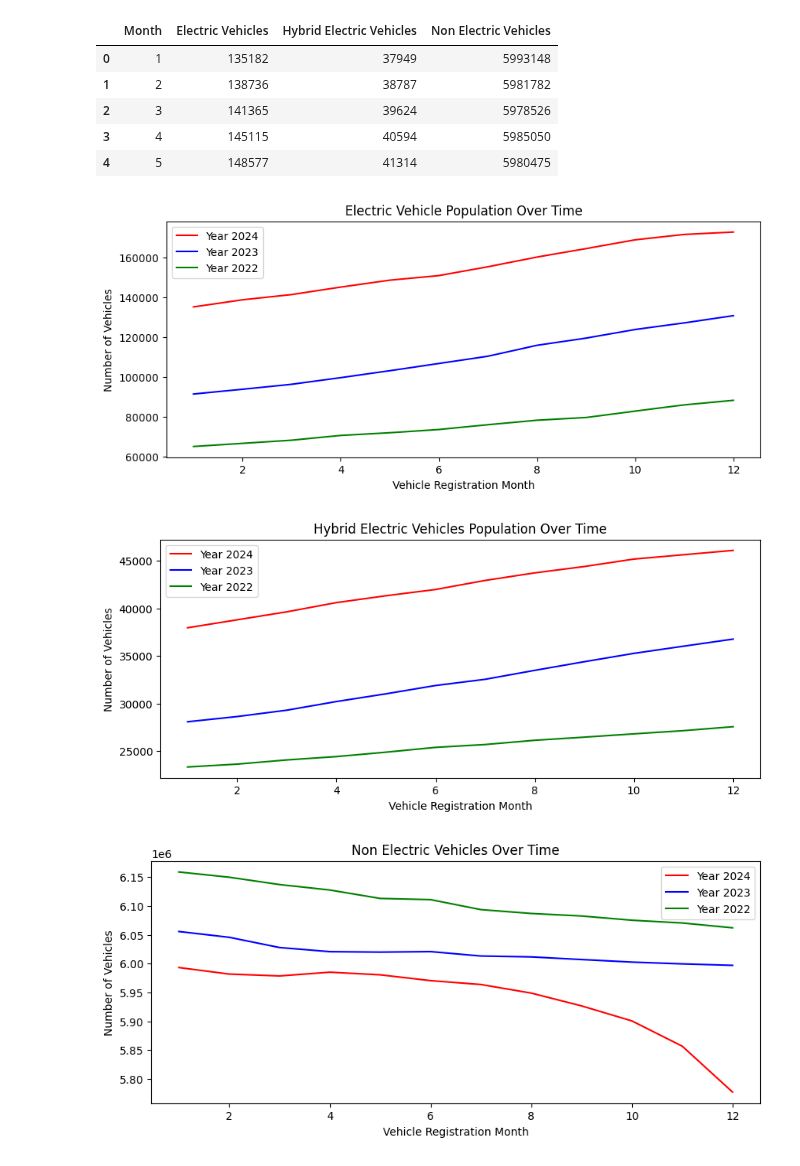
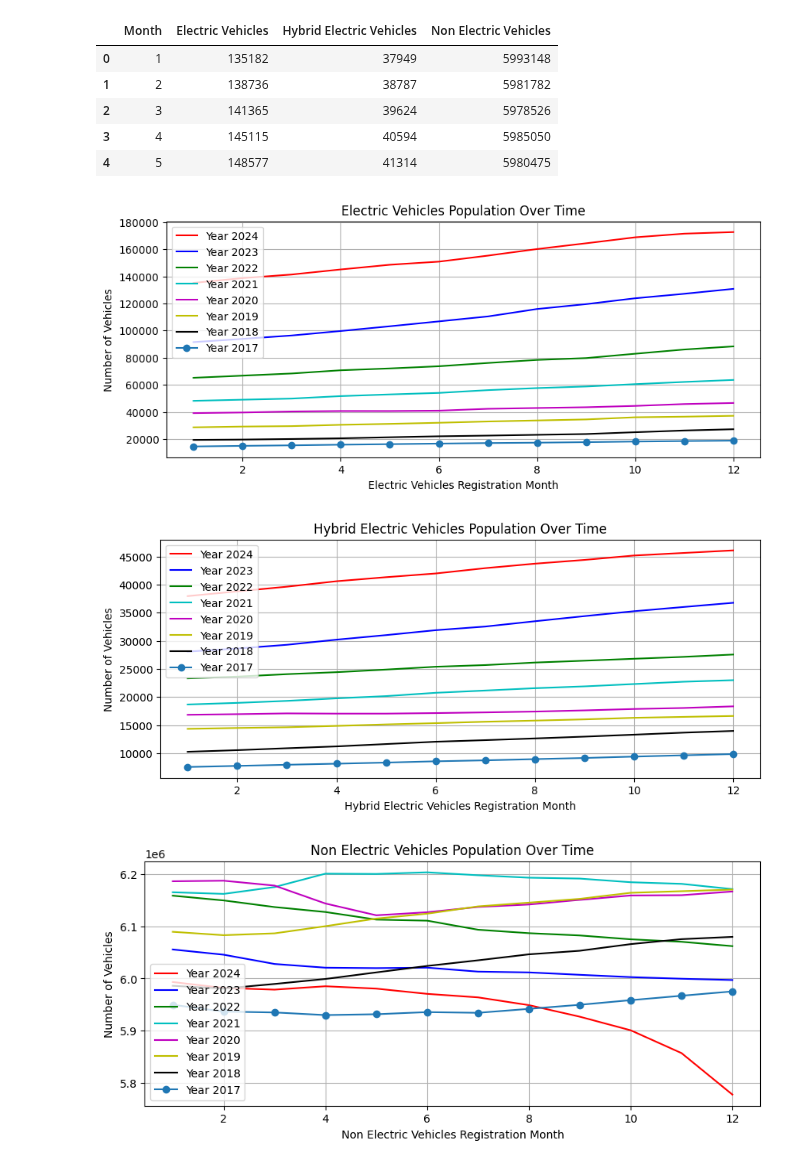
Before and after one commit to thisishasan/slda, a Jupyter notebook: code.ipynb, the cells around one changed output. Drawn from its saved outputs; the diff is of its cells as text; code cells hidden in the pictures.

```diff
--- a/code.ipynb
+++ b/code.ipynb
@@ -287,45 +328,57 @@ grouped_by_month_2024.head()
 | 2 | 3 | 141365 | 39624 | 5978526 |
 | 3 | 4 | 145115 | 40594 | 5985050 |
 | 4 | 5 | 148577 | 41314 | 5980475 |
+# %%
+plt.figure(figsize=(10,4), dpi = 100)
+plt.plot(grouped_by_month_2024['Month'], grouped_by_month_2024['Electric Vehicles'], '-r', label='Year 2024')
+plt.plot(grouped_by_month_2023['Month'], grouped_by_month_2023['Electric Vehicles'], '-b', label='Year 2023')
+plt.plot(grouped_by_month_2022['Month'], grouped_by_month_2022['Electric Vehicles'], '-g', label='Year 2022')
+plt.plot(grouped_by_month_2021['Month'], grouped_by_month_2021['Electric Vehicles'], '-c', label='Year 2021')
+plt.plot(grouped_by_month_2020['Month'], grouped_by_month_2020['Electric Vehicles'], '-m', label='Year 2020')
+plt.plot(grouped_by_month_2019['Month'], grouped_by_month_2019['Electric Vehicles'], '-y', label='Year 2019')
+plt.plot(grouped_by_month_2018['Month'], grouped_by_month_2018['Electric Vehicles'], '-k', label='Year 2018')
+plt.plot(grouped_by_month_2017['Month'], grouped_by_month_2017['Electric Vehicles'], '-o', label='Year 2017')
+plt.xlabel('Electric Vehicles Registration Month')
+plt.ylabel('Number of Vehicles')
+plt.legend()
+plt.title('Electric Vehicles Population Over Time')
+plt.grid(True)
+plt.show()
+# %% [output]
+[figure, added]
 # %%
-plt.figure(figsize=(10,4), dpi = 100)
-plt.plot(grouped_by_month_2024['Month'], grouped_by_month_2024['Electric Vehicles'], '-r', label='Year 2024')
-plt.plot(grouped_by_month_2023['Month'], grouped_by_month_2023['Electric Vehicles'], '-b', label='Year 2023')
-plt.plot(grouped_by_month_2022['Month'], grouped_by_month_2022['Electric Vehicles'], '-g', label='Year 2022')
-plt.xlabel('Vehicle Registration Month')
-plt.ylabel('Number of Vehicles')
-plt.legend()
-plt.title('Electric Vehicle Population Over Time')
-plt.show()
-
 plt.figure(figsize=(10,4), dpi = 100)
 plt.plot(grouped_by_month_2024['Month'], grouped_by_month_2024['Hybrid Electric Vehicles'], '-r', label='Year 2024')
 plt.plot(grouped_by_month_2023['Month'], grouped_by_month_2023['Hybrid Electric Vehicles'], '-b', label='Year 2023')
 plt.plot(grouped_by_month_2022['Month'], grouped_by_month_2022['Hybrid Electric Vehicles'], '-g', label='Year 2022')
-plt.plot(grouped_by_month_2021['Month'], grouped_by_month_2021['Hybrid Electric Vehicles'], '-g', label='Year 2021')
-plt.plot(grouped_by_month_2020['Month'], grouped_by_month_2020['Hybrid Electric Vehicles'], '-g', label='Year 2020')
-plt.plot(grouped_by_month_2019['Month'], grouped_by_month_2019['Hybrid Electric Vehicles'], '-g', label='Year 2019')
-plt.plot(grouped_by_month_2018['Month'], grouped_by_month_2018['Hybrid Electric Vehicles'], '-g', label='Year 2018')
-plt.plot(grouped_by_month_2017['Month'], grouped_by_month_2017['Hybrid Electric Vehicles'], '-g', label='Year 2017')
-
-
-
-plt.xlabel('Vehicle Registration Month')
+plt.plot(grouped_by_month_2021['Month'], grouped_by_month_2021['Hybrid Electric Vehicles'], '-c', label='Year 2021')
+plt.plot(grouped_by_month_2020['Month'], grouped_by_month_2020['Hybrid Electric Vehicles'], '-m', label='Year 2020')
+plt.plot(grouped_by_month_2019['Month'], grouped_by_month_2019['Hybrid Electric Vehicles'], '-y', label='Year 2019')
+plt.plot(grouped_by_month_2018['Month'], grouped_by_month_2018['Hybrid Electric Vehicles'], '-k', label='Year 2018')
+plt.plot(grouped_by_month_2017['Month'], grouped_by_month_2017['Hybrid Electric Vehicles'], '-o', label='Year 2017')
+plt.xlabel('Hybrid Electric Vehicles Registration Month')
 plt.ylabel('Number of Vehicles')
 plt.legend()
 plt.title('Hybrid Electric Vehicles Population Over Time')
+plt.grid(True)
 plt.show()
-
-plt.figure(figsize=(10,4), dpi = 100)
-plt.plot(grouped_by_month_2024['Month'], grouped_by_month_2024['Non Electric Vehicles'], '-r', label='Year 2024')
-plt.plot(grouped_by_month_2023['Month'], grouped_by_month_2023['Non Electric Vehicles'], '-b', label='Year 2023')
-plt.plot(grouped_by_month_2022['Month'], grouped_by_month_2022['Non Electric Vehicles'], '-g', label='Year 2022')
-plt.xlabel('Vehicle Registration Month')
-plt.ylabel('Number of Vehicles')
-plt.legend()
-plt.title('Non Electric Vehicles Over Time')
-plt.show()
 # %% [output]
-[figure, old version]
+[figure, new version]
-[figure, removed]
-[figure, removed]
+# %%
+plt.figure(figsize=(10,4), dpi = 100)
+plt.plot(grouped_by_month_2024['Month'], grouped_by_month_2024['Non Electric Vehicles'], '-r', label='Year 2024')
+plt.plot(grouped_by_month_2023['Month'], grouped_by_month_2023['Non Electric Vehicles'], '-b', label='Year 2023')
+plt.plot(grouped_by_month_2022['Month'], grouped_by_month_2022['Non Electric Vehicles'], '-g', label='Year 2022')
+plt.plot(grouped_by_month_2021['Month'], grouped_by_month_2021['Non Electric Vehicles'], '-c', label='Year 2021')
+plt.plot(grouped_by_month_2020['Month'], grouped_by_month_2020['Non Electric Vehicles'], '-m', label='Year 2020')
+plt.plot(grouped_by_month_2019['Month'], grouped_by_month_2019['Non Electric Vehicles'], '-y', label='Year 2019')
+plt.plot(grouped_by_month_2018['Month'], grouped_by_month_2018['Non Electric Vehicles'], '-k', label='Year 2018')
+plt.plot(grouped_by_month_2017['Month'], grouped_by_month_2017['Non Electric Vehicles'], '-o', label='Year 2017')
+plt.xlabel('Non Electric Vehicles Registration Month')
+plt.ylabel('Number of Vehicles')
+plt.legend()
+plt.title('Non Electric Vehicles Population Over Time')
+plt.grid(True)
+plt.show()
+# %% [output]
+[figure, added]
```
Also changed, not shown: parts of 3 cells of this notebook.
